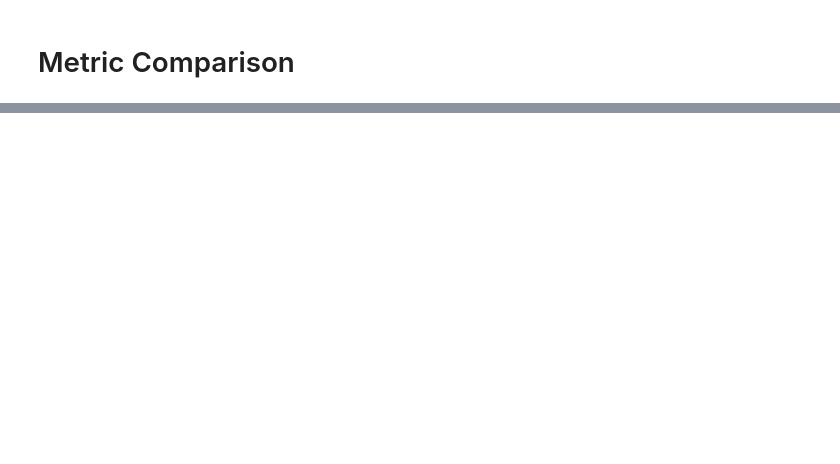
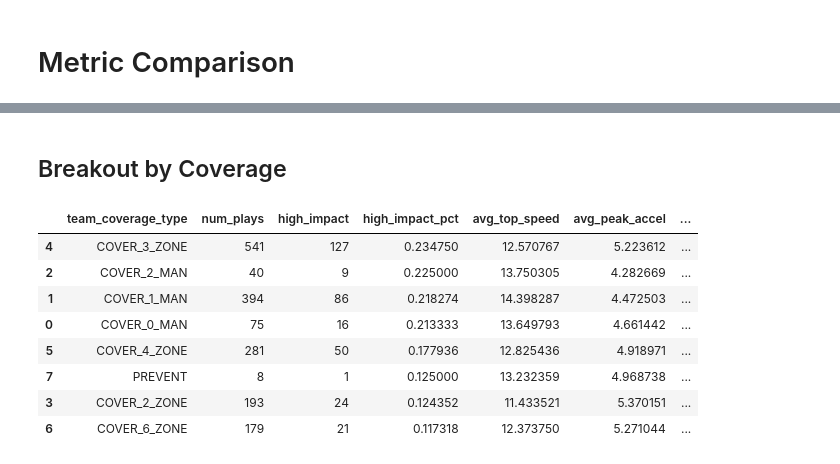
Before and after one commit to rjf2022/nfl-big-data-bowl, a Jupyter notebook: Final Code/3. Analyze Metrics.ipynb, the cells around one changed output, grey strips where cells are left out. Cells and saved outputs as stored; diff of their text form; code cells hidden in the pictures; blank space fills up the shorter version.

```diff
--- a/Final Code/3. Analyze Metrics.ipynb
+++ b/Final Code/3. Analyze Metrics.ipynb
@@ -259,0 +320,26 @@ For play 2023121700-2443:
+# %% [markdown]
+## Breakout by Coverage
+# %%
+# aggregate by the route of the targeted receiver
+df_sums = df_metrics.groupby("team_coverage_type").agg(
+    num_plays = ("game_play_key", "count"),
+    high_impact = ("high_impact", "sum"),
+    high_impact_pct = ("high_impact", "mean"),
+    avg_top_speed = ("top_speed_mph", "mean"),
+    avg_peak_accel = ("peak_accel", "mean"),
+    avg_separation = ("separation", "mean"),
+    completion_rate = ("is_completion", "mean")
+).reset_index()
+
+# showcase the results
+df_sums.sort_values("high_impact_pct", ascending = False)
+# %% [output]
+|  | team_coverage_type | num_plays | high_impact | high_impact_pct | avg_top_speed | avg_peak_accel | ... |
+| 4 | COVER_3_ZONE | 541 | 127 | 0.234750 | 12.570767 | 5.223612 | ... |
+| 2 | COVER_2_MAN | 40 | 9 | 0.225000 | 13.750305 | 4.282669 | ... |
+| 1 | COVER_1_MAN | 394 | 86 | 0.218274 | 14.398287 | 4.472503 | ... |
+| 0 | COVER_0_MAN | 75 | 16 | 0.213333 | 13.649793 | 4.661442 | ... |
+| 5 | COVER_4_ZONE | 281 | 50 | 0.177936 | 12.825436 | 4.918971 | ... |
+| 7 | PREVENT | 8 | 1 | 0.125000 | 13.232359 | 4.968738 | ... |
+| 3 | COVER_2_ZONE | 193 | 24 | 0.124352 | 11.433521 | 5.370151 | ... |
+| 6 | COVER_6_ZONE | 179 | 21 | 0.117318 | 12.373750 | 5.271044 | ... |
```
Also changed, not shown: parts of 14 cells of this notebook, 4 other files.
